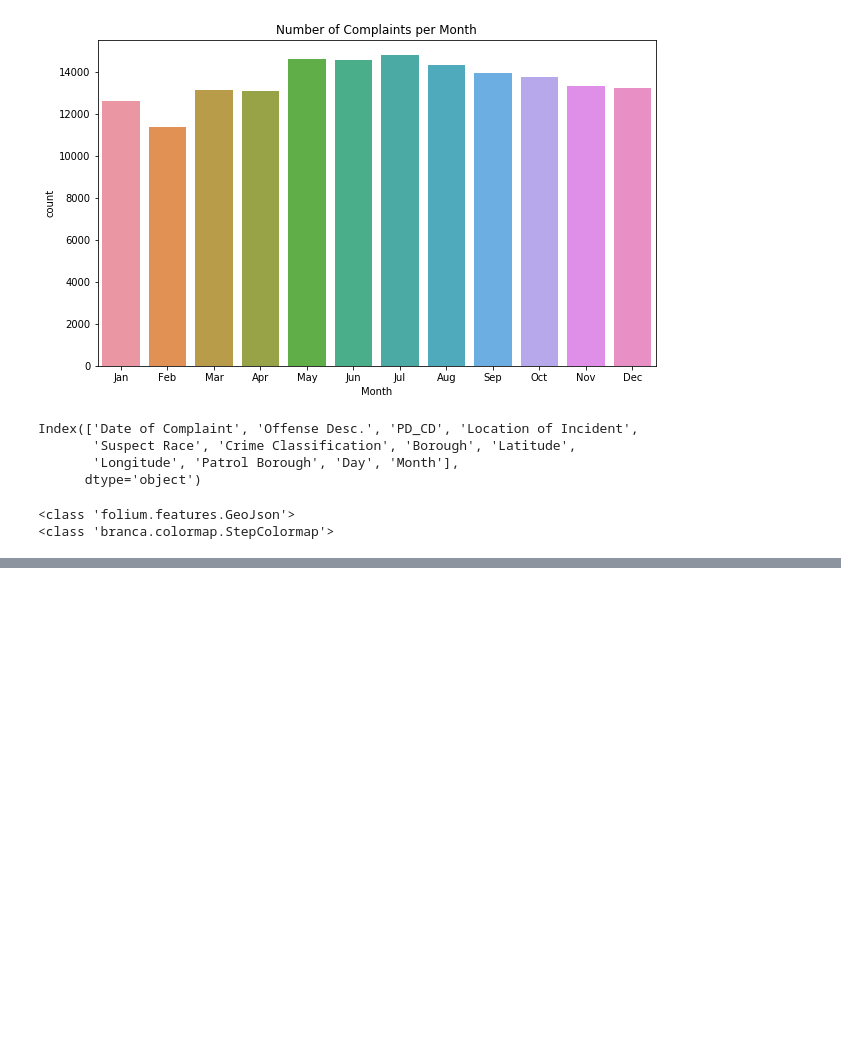
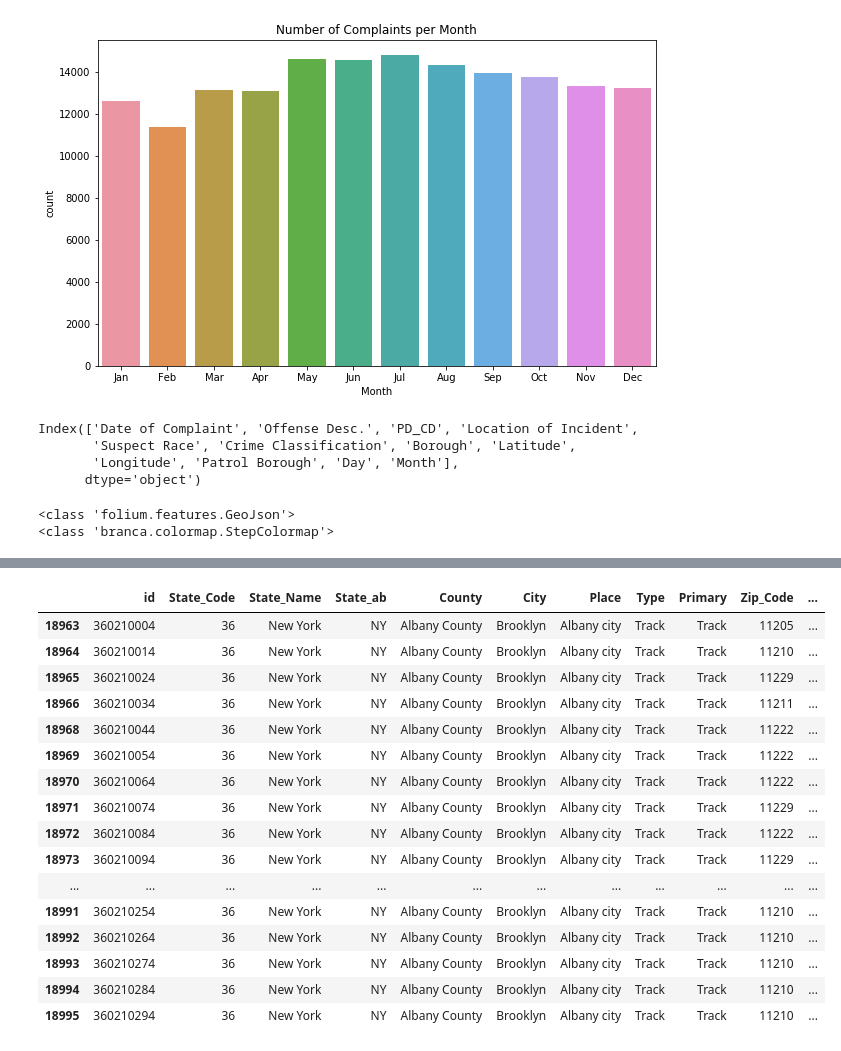
Before and after one commit to aclao89/NYC_Race-SAT, a Jupyter notebook: NYPD Crime 2011.ipynb, the cells around one changed output, grey strips where cells are left out. Drawn from its saved outputs; the diff is of its cells as text; code cells hidden in the pictures; blank space fills up the shorter version.

```diff
--- a/NYPD Crime 2011.ipynb
+++ b/NYPD Crime 2011.ipynb
@@ -294,0 +319,20 @@ income.head()
+# %%
+nyc_df.head(30)
+# %% [output]
+|  | id | State_Code | State_Name | State_ab | County | City | Place | Type | Primary | Zip_Code | ... |
+| 18963 | 360210004 | 36 | New York | NY | Albany County | Brooklyn | Albany city | Track | Track | 11205 | ... |
+| 18964 | 360210014 | 36 | New York | NY | Albany County | Brooklyn | Albany city | Track | Track | 11210 | ... |
+| 18965 | 360210024 | 36 | New York | NY | Albany County | Brooklyn | Albany city | Track | Track | 11229 | ... |
+| 18966 | 360210034 | 36 | New York | NY | Albany County | Brooklyn | Albany city | Track | Track | 11211 | ... |
+| 18968 | 360210044 | 36 | New York | NY | Albany County | Brooklyn | Albany city | Track | Track | 11222 | ... |
+| 18969 | 360210054 | 36 | New York | NY | Albany County | Brooklyn | Albany city | Track | Track | 11222 | ... |
+| 18970 | 360210064 | 36 | New York | NY | Albany County | Brooklyn | Albany city | Track | Track | 11222 | ... |
+| 18971 | 360210074 | 36 | New York | NY | Albany County | Brooklyn | Albany city | Track | Track | 11229 | ... |
+| 18972 | 360210084 | 36 | New York | NY | Albany County | Brooklyn | Albany city | Track | Track | 11222 | ... |
+| 18973 | 360210094 | 36 | New York | NY | Albany County | Brooklyn | Albany city | Track | Track | 11229 | ... |
+| ... | ... | ... | ... | ... | ... | ... | ... | ... | ... | ... | ... |
+| 18991 | 360210254 | 36 | New York | NY | Albany County | Brooklyn | Albany city | Track | Track | 11210 | ... |
+| 18992 | 360210264 | 36 | New York | NY | Albany County | Brooklyn | Albany city | Track | Track | 11210 | ... |
+| 18993 | 360210274 | 36 | New York | NY | Albany County | Brooklyn | Albany city | Track | Track | 11210 | ... |
+| 18994 | 360210284 | 36 | New York | NY | Albany County | Brooklyn | Albany city | Track | Track | 11210 | ... |
+| 18995 | 360210294 | 36 | New York | NY | Albany County | Brooklyn | Albany city | Track | Track | 11210 | ... |
```
Also changed, not shown: parts of 2 cells of this notebook.
